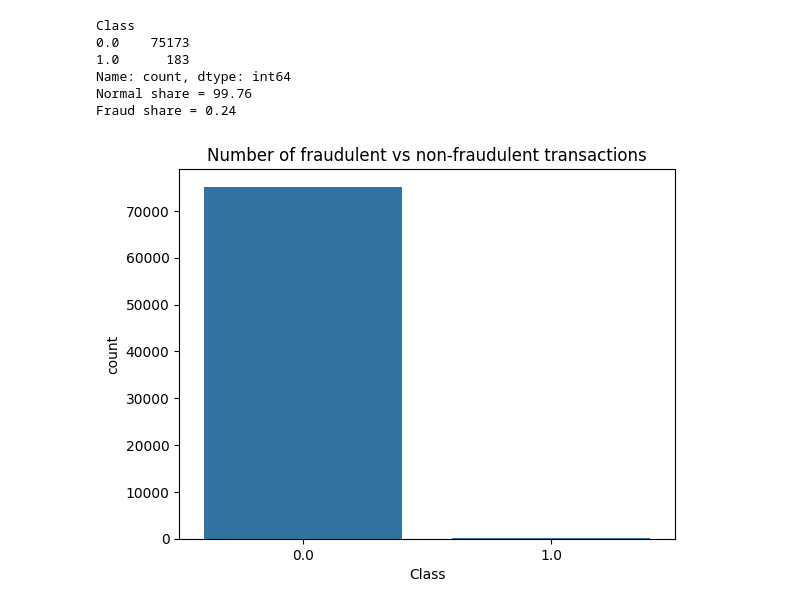
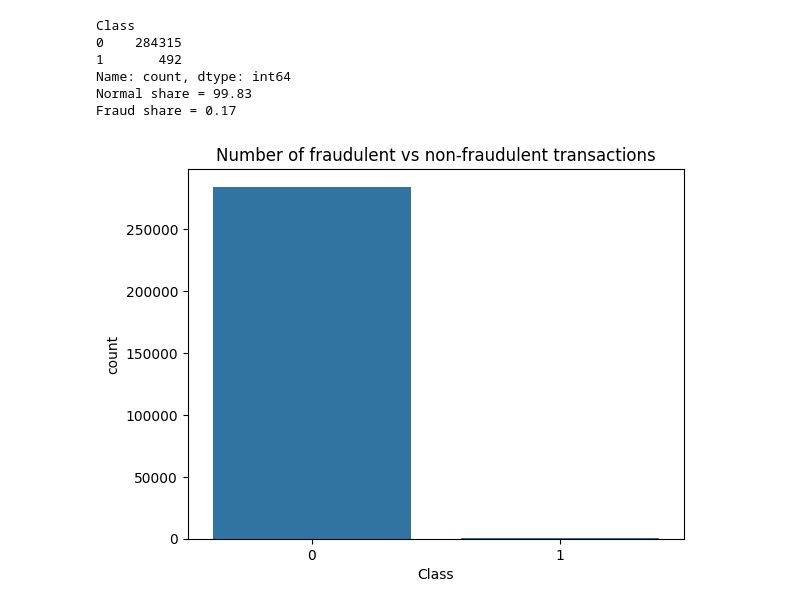
Before and after one commit to manikanta70137/Credit-Card-Fraud-Detection, a Jupyter notebook: Credit_Card_Fraud_Detection[LSTM_RNN].ipynb, the cells around one changed output. Saved outputs shown, nothing was run; the diff lists cells and outputs as text; code cells hidden in the pictures.

```diff
--- a/Credit_Card_Fraud_Detection[LSTM_RNN].ipynb
+++ b/Credit_Card_Fraud_Detection[LSTM_RNN].ipynb
@@ -25,26 +136,26 @@ from sklearn.metrics import confusion_matrix,classification_report
 # %%
 # Load dataset
-df = pd.read_csv('/content/creditcard.csv')
+df = pd.read_csv('/content/drive/MyDrive/creditcard.csv')
 
 # Check class distribution
 classes = df['Class'].value_counts()
 print(classes)
 
 # Calculate percentage shares of normal and fraud transactions
 normal_share = round((classes[0] / df['Class'].count() * 100), 2)
 fraud_share = round((classes[1] / df['Class'].count() * 100), 2)
 print("Normal share =", normal_share)
 print("Fraud share =", fraud_share)
 
 # Plot class distribution
 sns.countplot(x='Class', data=df)
 plt.title('Number of fraudulent vs non-fraudulent transactions')
 plt.show()
 # %% [output]
 Class
-0.0    75173
-1.0      183
+0    284315
+1       492
 Name: count, dtype: int64
-Normal share = 99.76
-Fraud share = 0.24
+Normal share = 99.83
+Fraud share = 0.17
-[figure, old version]
+[figure, new version]
```
Also changed, not shown: parts of 24 cells of this notebook.
